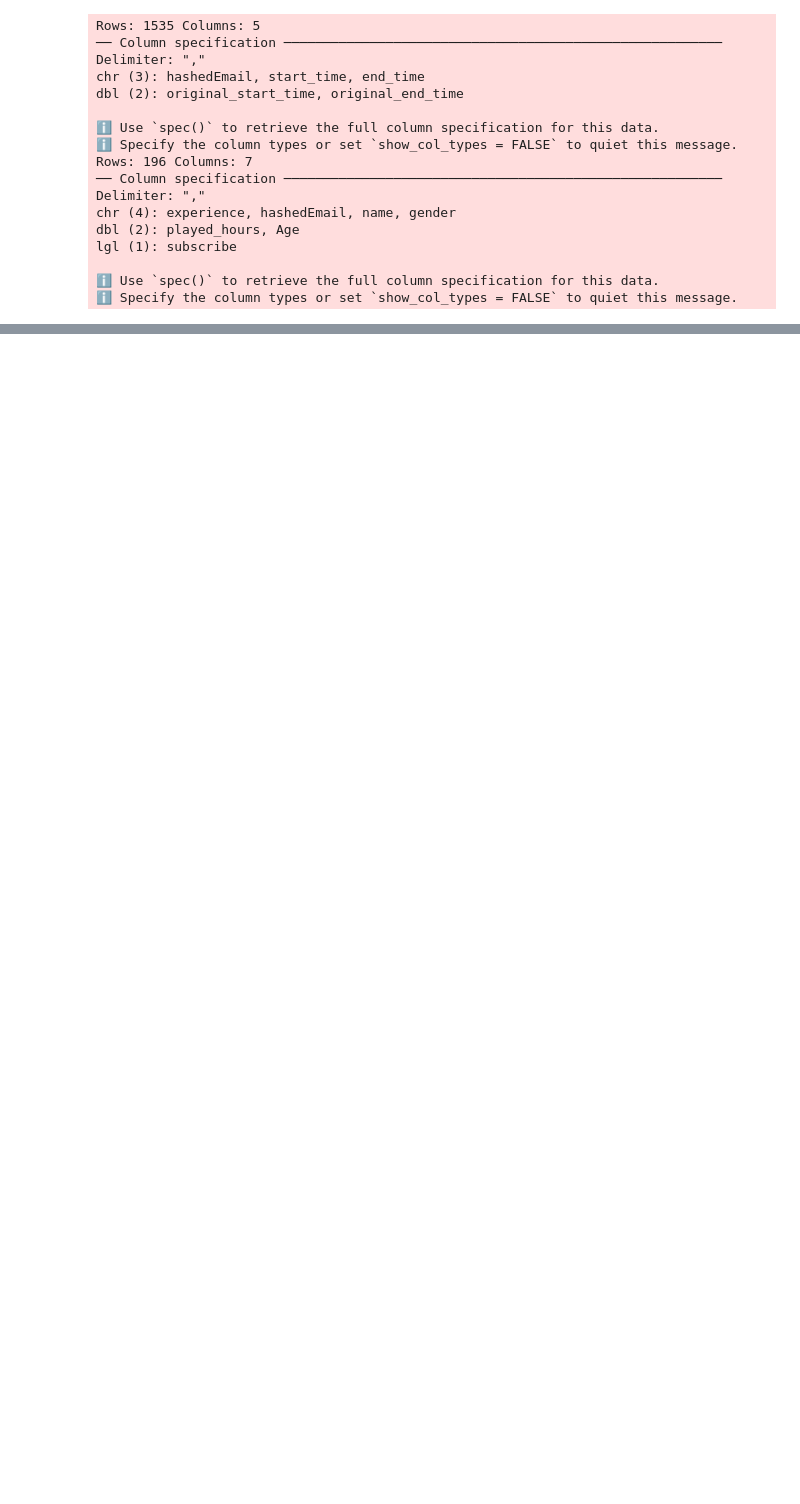
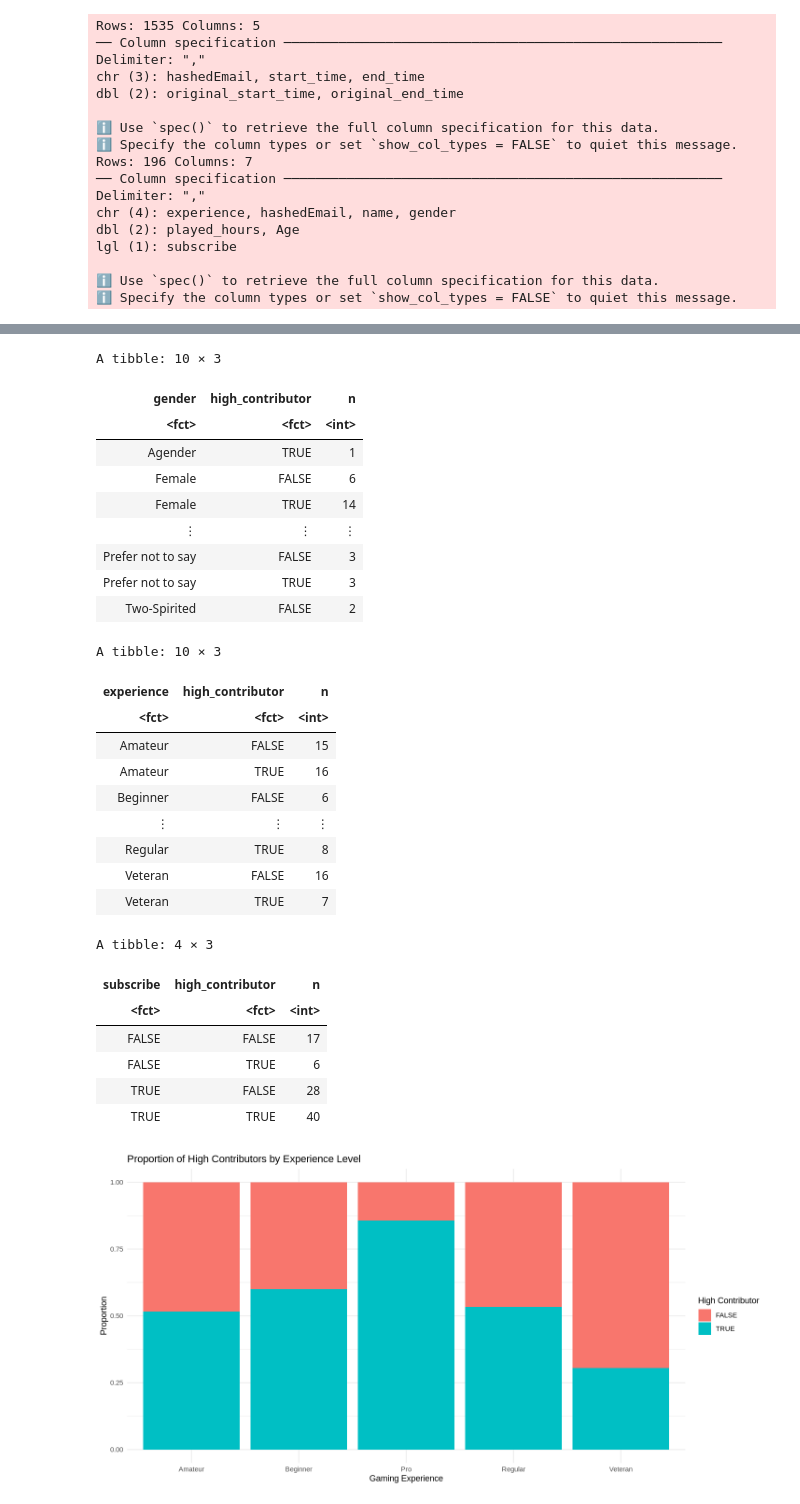
Before and after one commit to AnushriSharma/dsci-100-2025S1-project-repository, a Jupyter notebook: DSCI100Project.ipynb, the cells around one changed output, grey strips where cells are left out. Drawn from its saved outputs; the diff is of its cells as text; code cells hidden in the pictures; blank space fills up the shorter version.

```diff
--- a/DSCI100Project.ipynb
+++ b/DSCI100Project.ipynb
@@ -25,6 +95,6 @@ options(repr.matrix.max.rows = 6)
 # %%
 sessions <- read_csv("data/sessions.csv")
-sessions <- read_csv("data/players.csv")
+players <- read_csv("data/players.csv")
 # %% [output]
 Rows: 1535 Columns: 5
 ── Column specification ────────────────────────────────────────────────────────
@@ -45,0 +174,14 @@ lgl (1): subscribe
+# %%
+data_split <- initial_split(cleaned_data, prop = 0.75, strata = high_contributor)
+training_data <- training(data_split)
+testing_data <- testing(data_split)
+
+training_data <- training_data |>
+    mutate(high_contributor = as.factor(high_contributor)) |>
+    drop_na() |>
+    distinct()
+
+players_vfold <- vfold_cv(training_data, v = 10, strata = high_contributor)
+
+nrow(training_data)
+nrow(testing_data)
@@ -45,0 +195,58 @@ lgl (1): subscribe
+# %%
+summary_training <- training_data |>
+    group_by(high_contributor) |>
+    summarize (
+        mean_age = mean(age, na.rm = TRUE),
+        sd_age = sd(age, na.rm = TRUE),
+        mean_hrs = mean(played_hours, na.rm = TRUE),
+        sd_hrs = sd(played_hours, na.rm = TRUE),
+        .groups = "drop"
+        )
+
+training_data |>
+  count(gender, high_contributor)
+
+training_data |>
+  count(experience, high_contributor)
+
+training_data |>
+  count(subscribe, high_contributor)
+
+training_plot_experience <- ggplot(training_data, aes(x = experience, fill = high_contributor)) +
+  geom_bar(position = "fill") +
+  labs(title = "Proportion of High Contributors by Experience Level",
+       x = "Gaming Experience",
+       y = "Proportion",
+       fill = "High Contributor") +
+  theme_minimal()
+
+training_plot_experience
+# %% [output]
+A tibble: 10 × 3
+| gender | high_contributor | n |
+| <fct> | <fct> | <int> |
+| Agender | TRUE | 1 |
+| Female | FALSE | 6 |
+| Female | TRUE | 14 |
+| ⋮ | ⋮ | ⋮ |
+| Prefer not to say | FALSE | 3 |
+| Prefer not to say | TRUE | 3 |
+| Two-Spirited | FALSE | 2 |
+A tibble: 10 × 3
+| experience | high_contributor | n |
+| <fct> | <fct> | <int> |
+| Amateur | FALSE | 15 |
+| Amateur | TRUE | 16 |
+| Beginner | FALSE | 6 |
+| ⋮ | ⋮ | ⋮ |
+| Regular | TRUE | 8 |
+| Veteran | FALSE | 16 |
+| Veteran | TRUE | 7 |
+A tibble: 4 × 3
+| subscribe | high_contributor | n |
+| <fct> | <fct> | <int> |
+| FALSE | FALSE | 17 |
+| FALSE | TRUE | 6 |
+| TRUE | FALSE | 28 |
+| TRUE | TRUE | 40 |
+[figure, added]
```
Also changed, not shown: parts of 14 cells of this notebook.
